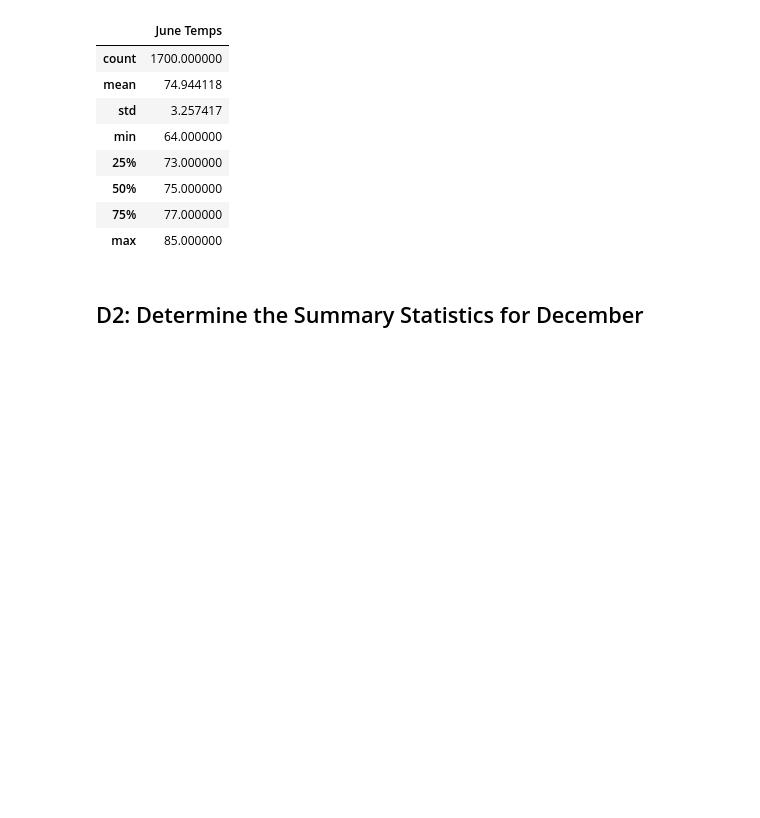
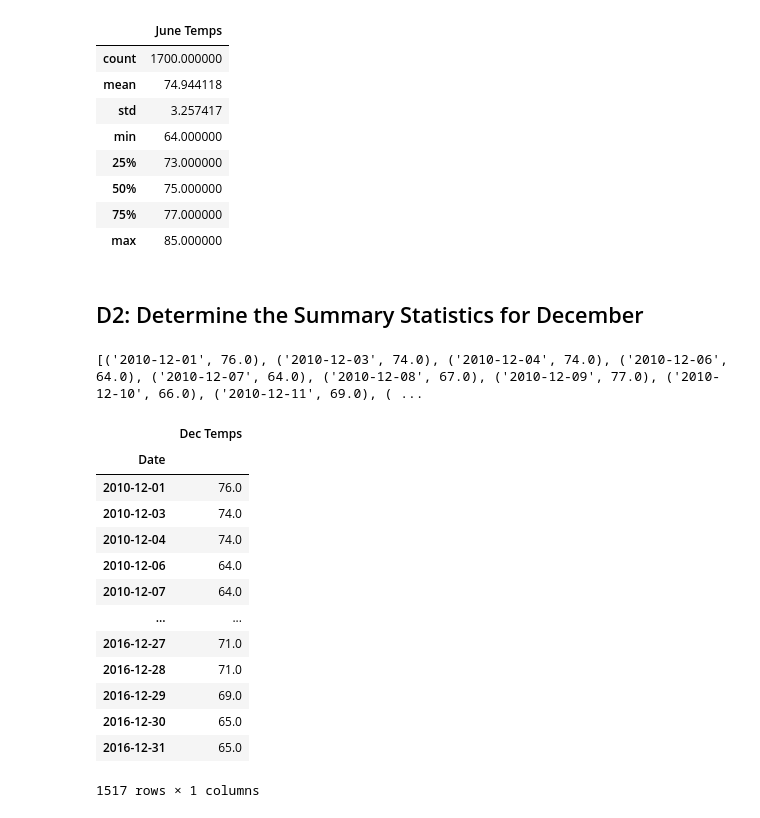
Before and after one commit to wonhee3472/surfs_up, a Jupyter notebook: SurfsUp_Challenge.ipynb, the cells around one changed output. Drawn from its saved outputs; the diff is of its cells as text; code cells hidden in the pictures; blank space fills up the shorter version.

Commit message:
summarized statistics for temps in december

```diff
--- a/SurfsUp_Challenge.ipynb
+++ b/SurfsUp_Challenge.ipynb
@@ -122,6 +105,61 @@ df_june.describe()
+# %%
+# 6. Write a query that filters the Measurement table to retrieve the temperatures for the month of December.
+dec_1_10 = dt.date(2010, 12, 1)
+dec_30_10 = dt.date(2010, 12, 31)
+dec_1_11 = dt.date(2011, 12, 1)
+dec_30_11 = dt.date(2011, 12, 31)
+dec_1_12 = dt.date(2012, 12, 1)
+dec_30_12 = dt.date(2012, 12, 31)
+dec_1_13 = dt.date(2013, 12, 1)
+dec_30_13 = dt.date(2013, 12, 31)
+dec_1_14 = dt.date(2014, 12, 1)
+dec_30_14 = dt.date(2014, 12, 31)
+dec_1_15 = dt.date(2015, 12, 1)
+dec_30_15 = dt.date(2015, 12, 31)
+dec_1_16 = dt.date(2016, 12, 1)
+dec_30_16 = dt.date(2016, 12, 31)
+dec_1_17 = dt.date(2017, 12, 1)
+dec_30_17 = dt.date(2017, 12, 31)
+
+temps_in_dec = []
+temps_in_dec = session.query(Measurement.date, Measurement.tobs).\
+filter(((Measurement.date >= dec_1_10) & (Measurement.date <= dec_30_10))|
+       ((Measurement.date >= dec_1_11) & (Measurement.date <= dec_30_11))|
+       ((Measurement.date >= dec_1_12) & (Measurement.date <= dec_30_12))|
+       ((Measurement.date >= dec_1_13) & (Measurement.date <= dec_30_13))|
+       ((Measurement.date >= dec_1_14) & (Measurement.date <= dec_30_14))|
+       ((Measurement.date >= dec_1_15) & (Measurement.date <= dec_30_15))|
+       ((Measurement.date >= dec_1_16) & (Measurement.date <= dec_30_16))|
+       ((Measurement.date >= dec_1_17) & (Measurement.date <= dec_30_17))).all()
+print(temps_in_dec)
+# %% [output]
+[('2010-12-01', 76.0), ('2010-12-03', 74.0), ('2010-12-04', 74.0), ('2010-12-06', 64.0), ('2010-12-07', 64.0), ('2010-12-08', 67.0), ('2010-12-09', 77.0), ('2010-12-10', 66.0), ('2010-12-11', 69.0), ( ...
 # %%
 # 7. Convert the December temperatures to a list.
+dec_date = []
+dec_temp = []
+for date, temp in temps_in_dec:
+    dec_date.append(date)
+    dec_temp.append(temp)
 # %%
 # 8. Create a DataFrame from the list of temperatures for the month of December.
+d = {"Date":dec_date, "Dec Temps":dec_temp}
+df_dec = pd.DataFrame(d)
+df_dec.set_index("Date")
+# %% [output]
+|  | Dec Temps |
+| Date |  |
+| 2010-12-01 | 76.0 |
+| 2010-12-03 | 74.0 |
+| 2010-12-04 | 74.0 |
+| 2010-12-06 | 64.0 |
+| 2010-12-07 | 64.0 |
+| ... | ... |
+| 2016-12-27 | 71.0 |
+| 2016-12-28 | 71.0 |
+| 2016-12-29 | 69.0 |
+| 2016-12-30 | 65.0 |
+| 2016-12-31 | 65.0 |
+1517 rows × 1 columns
 # %%
 # 9. Calculate and print out the summary statistics for the Decemeber temperature DataFrame.
```
Also changed, not shown: parts of 4 cells of this notebook.
